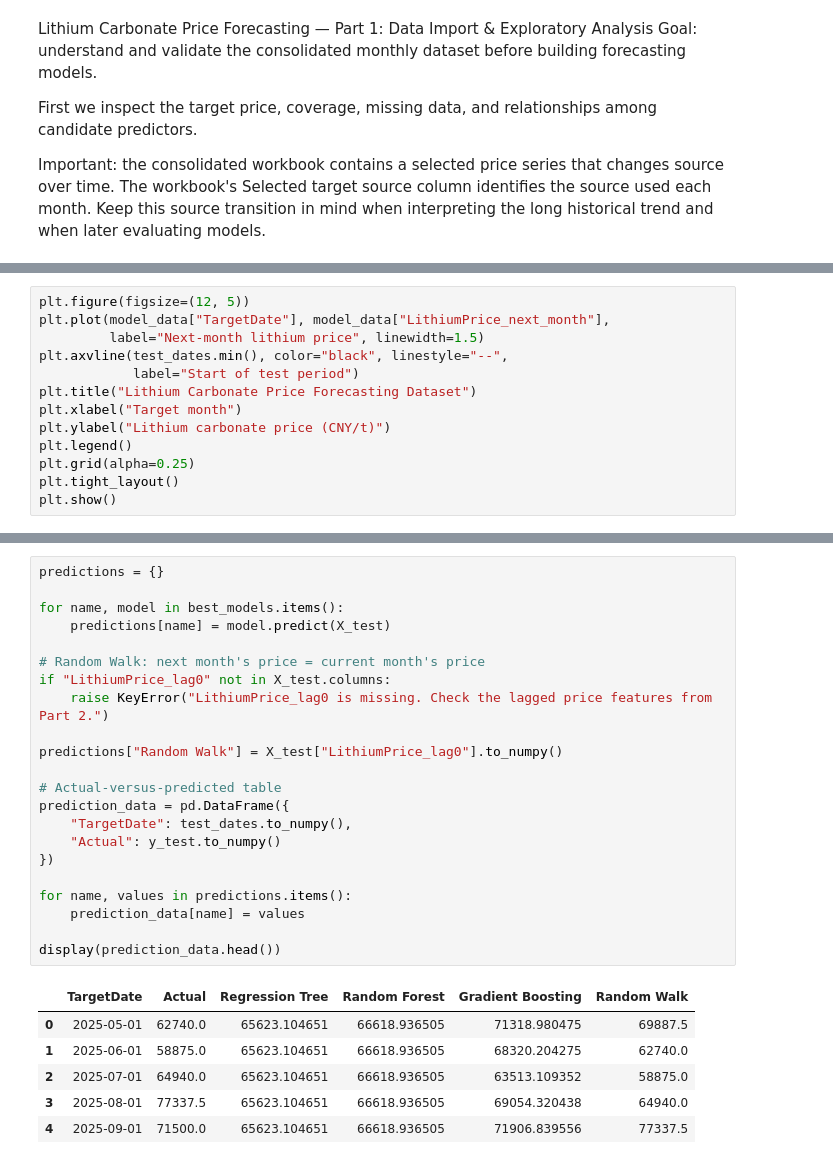
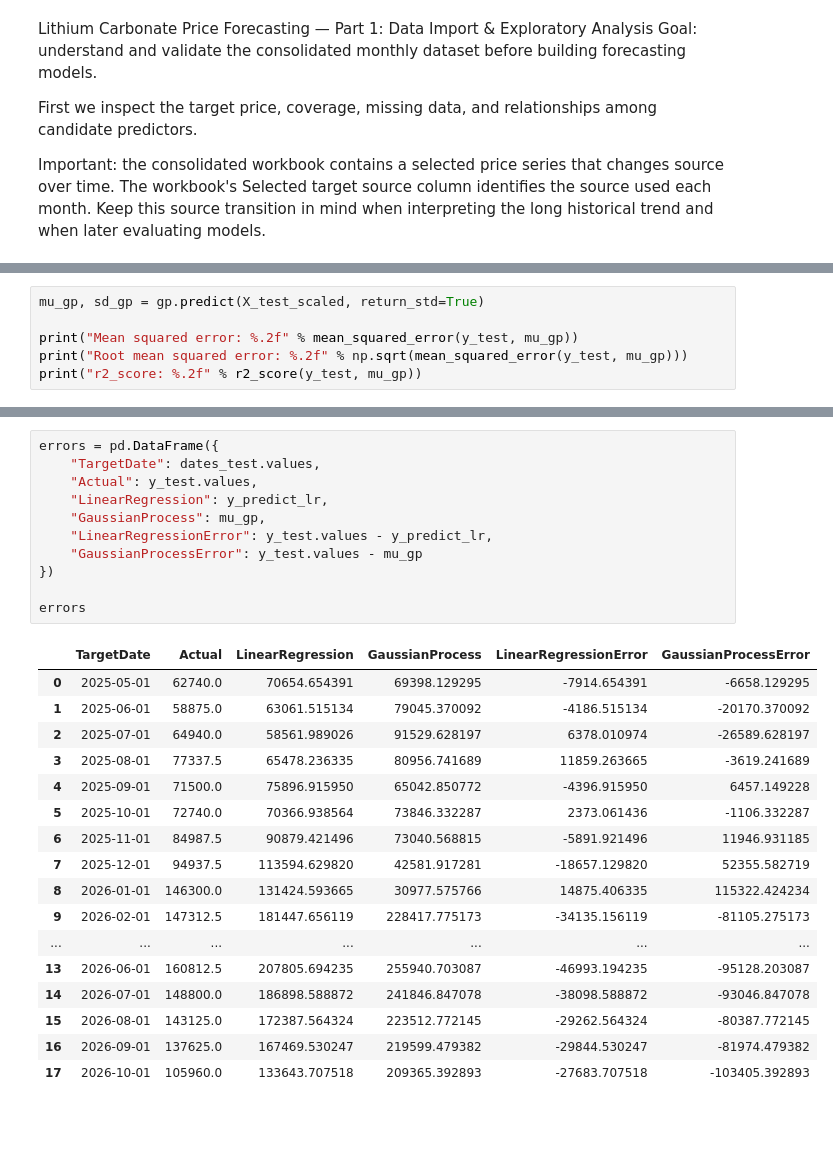
Before and after one commit to Lucy-Schmid/Lucy-Schmid.github.io, a Jupyter notebook: notebooks/Lithium Model.ipynb, the cells around one changed output, grey strips where cells are left out. Cells and saved outputs as stored; diff of their text form; blank space fills up the shorter version.

```diff
--- a/notebooks/Lithium Model.ipynb
+++ b/notebooks/Lithium Model.ipynb
@@ -389,14 +240,7 @@ Testing target dates: 2025-05-01 to 2026-10-01
 # %%
-plt.figure(figsize=(12, 5))
-plt.plot(model_data["TargetDate"], model_data["LithiumPrice_next_month"],
-         label="Next-month lithium price", linewidth=1.5)
-plt.axvline(test_dates.min(), color="black", linestyle="--",
-            label="Start of test period")
-plt.title("Lithium Carbonate Price Forecasting Dataset")
-plt.xlabel("Target month")
-plt.ylabel("Lithium carbonate price (CNY/t)")
-plt.legend()
-plt.grid(alpha=0.25)
-plt.tight_layout()
-plt.show()
+mu_gp, sd_gp = gp.predict(X_test_scaled, return_std=True)
+
+print("Mean squared error: %.2f" % mean_squared_error(y_test, mu_gp))
+print("Root mean squared error: %.2f" % np.sqrt(mean_squared_error(y_test, mu_gp)))
+print("r2_score: %.2f" % r2_score(y_test, mu_gp))
 # %% [output]
@@ -495,30 +322,30 @@ Fitting Gradient Boosting...
 # %%
-predictions = {}
-
-for name, model in best_models.items():
-    predictions[name] = model.predict(X_test)
-
-# Random Walk: next month's price = current month's price
-if "LithiumPrice_lag0" not in X_test.columns:
-    raise KeyError("LithiumPrice_lag0 is missing. Check the lagged price features from Part 2.")
-
-predictions["Random Walk"] = X_test["LithiumPrice_lag0"].to_numpy()
-
-# Actual-versus-predicted table
-prediction_data = pd.DataFrame({
-    "TargetDate": test_dates.to_numpy(),
-    "Actual": y_test.to_numpy()
+errors = pd.DataFrame({
+    "TargetDate": dates_test.values,
+    "Actual": y_test.values,
+    "LinearRegression": y_predict_lr,
+    "GaussianProcess": mu_gp,
+    "LinearRegressionError": y_test.values - y_predict_lr,
+    "GaussianProcessError": y_test.values - mu_gp
 })
 
-for name, values in predictions.items():
-    prediction_data[name] = values
-
-display(prediction_data.head())
+errors
 # %% [output]
-|  | TargetDate | Actual | Regression Tree | Random Forest | Gradient Boosting | Random Walk |
-| 0 | 2025-05-01 | 62740.0 | 65623.104651 | 66618.936505 | 71318.980475 | 69887.5 |
-| 1 | 2025-06-01 | 58875.0 | 65623.104651 | 66618.936505 | 68320.204275 | 62740.0 |
-| 2 | 2025-07-01 | 64940.0 | 65623.104651 | 66618.936505 | 63513.109352 | 58875.0 |
-| 3 | 2025-08-01 | 77337.5 | 65623.104651 | 66618.936505 | 69054.320438 | 64940.0 |
-| 4 | 2025-09-01 | 71500.0 | 65623.104651 | 66618.936505 | 71906.839556 | 77337.5 |
+|  | TargetDate | Actual | LinearRegression | GaussianProcess | LinearRegressionError | GaussianProcessError |
+| 0 | 2025-05-01 | 62740.0 | 70654.654391 | 69398.129295 | -7914.654391 | -6658.129295 |
+| 1 | 2025-06-01 | 58875.0 | 63061.515134 | 79045.370092 | -4186.515134 | -20170.370092 |
+| 2 | 2025-07-01 | 64940.0 | 58561.989026 | 91529.628197 | 6378.010974 | -26589.628197 |
+| 3 | 2025-08-01 | 77337.5 | 65478.236335 | 80956.741689 | 11859.263665 | -3619.241689 |
+| 4 | 2025-09-01 | 71500.0 | 75896.915950 | 65042.850772 | -4396.915950 | 6457.149228 |
+| 5 | 2025-10-01 | 72740.0 | 70366.938564 | 73846.332287 | 2373.061436 | -1106.332287 |
+| 6 | 2025-11-01 | 84987.5 | 90879.421496 | 73040.568815 | -5891.921496 | 11946.931185 |
+| 7 | 2025-12-01 | 94937.5 | 113594.629820 | 42581.917281 | -18657.129820 | 52355.582719 |
+| 8 | 2026-01-01 | 146300.0 | 131424.593665 | 30977.575766 | 14875.406335 | 115322.424234 |
+| 9 | 2026-02-01 | 147312.5 | 181447.656119 | 228417.775173 | -34135.156119 | -81105.275173 |
+| ... | ... | ... | ... | ... | ... | ... |
+| 13 | 2026-06-01 | 160812.5 | 207805.694235 | 255940.703087 | -46993.194235 | -95128.203087 |
+| 14 | 2026-07-01 | 148800.0 | 186898.588872 | 241846.847078 | -38098.588872 | -93046.847078 |
+| 15 | 2026-08-01 | 143125.0 | 172387.564324 | 223512.772145 | -29262.564324 | -80387.772145 |
+| 16 | 2026-09-01 | 137625.0 | 167469.530247 | 219599.479382 | -29844.530247 | -81974.479382 |
+| 17 | 2026-10-01 | 105960.0 | 133643.707518 | 209365.392893 | -27683.707518 | -103405.392893 |
 # %%
```
Also changed, not shown: parts of 26 cells of this notebook, 45 other files.
